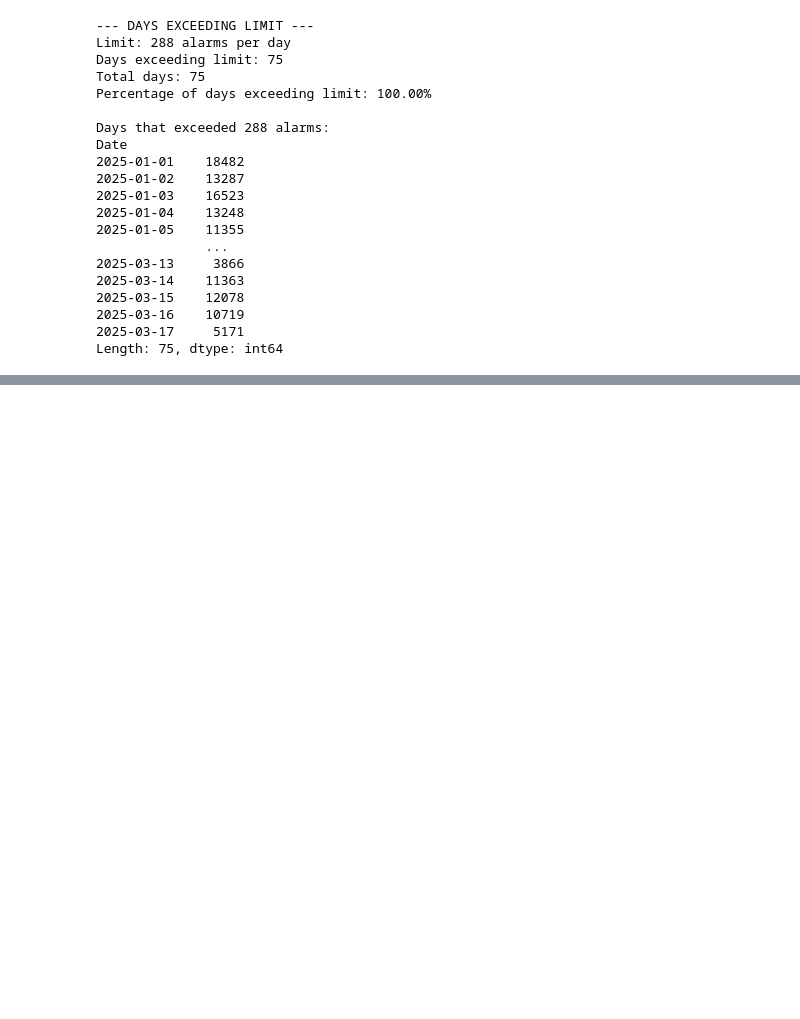
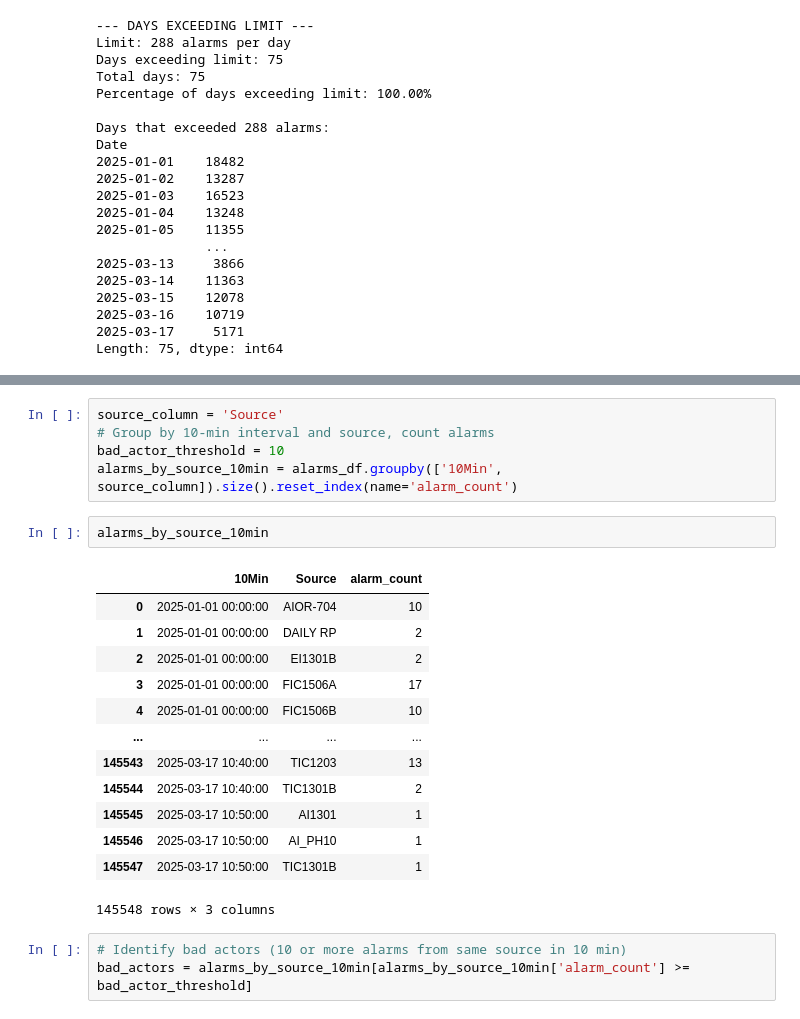
Before and after one commit to AhsanBilal157/Engro_Project_Analysis, a Jupyter notebook: Data_Analysis.ipynb, the cells around one changed output, grey strips where cells are left out. Drawn from its saved outputs; the diff is of its cells as text; blank space fills up the shorter version.

```diff
--- a/Data_Analysis.ipynb
+++ b/Data_Analysis.ipynb
@@ -626,0 +1009,24 @@ Length: 75, dtype: int64
+# %%
+source_column = 'Source'
+# Group by 10-min interval and source, count alarms
+bad_actor_threshold = 10
+alarms_by_source_10min = alarms_df.groupby(['10Min', source_column]).size().reset_index(name='alarm_count')
+# %%
+alarms_by_source_10min
+# %% [output]
+|  | 10Min | Source | alarm_count |
+| 0 | 2025-01-01 00:00:00 | AIOR-704 | 10 |
+| 1 | 2025-01-01 00:00:00 | DAILY RP | 2 |
+| 2 | 2025-01-01 00:00:00 | EI1301B | 2 |
+| 3 | 2025-01-01 00:00:00 | FIC1506A | 17 |
+| 4 | 2025-01-01 00:00:00 | FIC1506B | 10 |
+| ... | ... | ... | ... |
+| 145543 | 2025-03-17 10:40:00 | TIC1203 | 13 |
+| 145544 | 2025-03-17 10:40:00 | TIC1301B | 2 |
+| 145545 | 2025-03-17 10:50:00 | AI1301 | 1 |
+| 145546 | 2025-03-17 10:50:00 | AI_PH10 | 1 |
+| 145547 | 2025-03-17 10:50:00 | TIC1301B | 1 |
+145548 rows × 3 columns
+# %%
+# Identify bad actors (10 or more alarms from same source in 10 min)
+bad_actors = alarms_by_source_10min[alarms_by_source_10min['alarm_count'] >= bad_actor_threshold]
```
Also changed, not shown: parts of 38 cells of this notebook, 2 other files.
